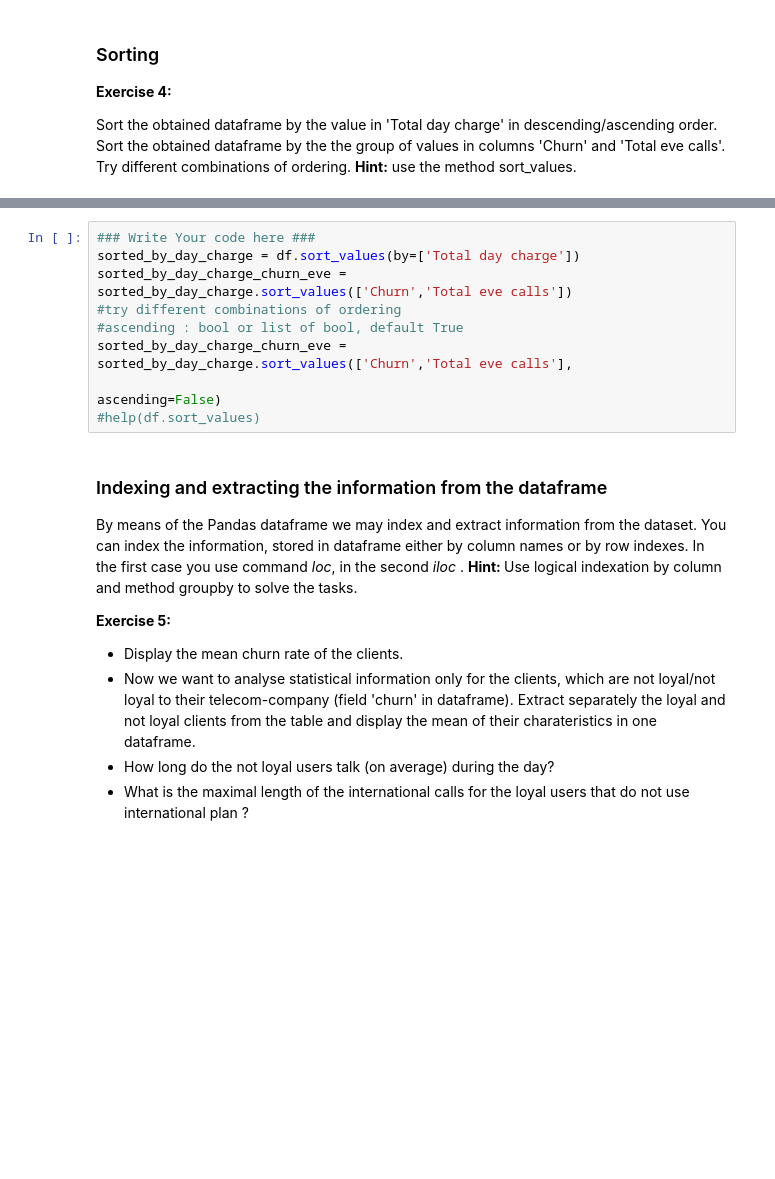
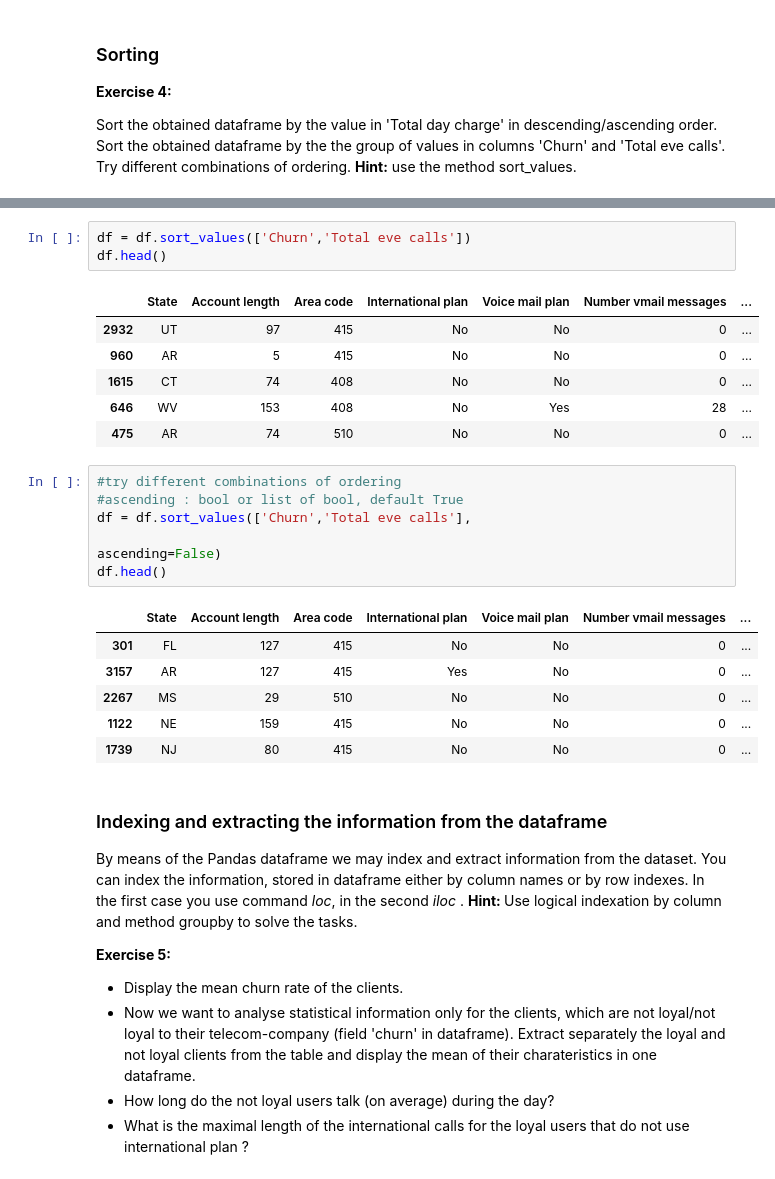
Before and after one commit to alyonavyshnevska/intelligent_data_analysis, a Jupyter notebook: Lab01_Pandas_Matplotlib/LearningPandasandPylab.ipynb, the cells around one changed output, grey strips where cells are left out. Drawn from its saved outputs; the diff is of its cells as text; blank space fills up the shorter version.

```diff
--- a/Lab01_Pandas_Matplotlib/LearningPandasandPylab.ipynb
+++ b/Lab01_Pandas_Matplotlib/LearningPandasandPylab.ipynb
@@ -161,12 +172,26 @@ Sort the obtained dataframe by the the group of values in columns 'Churn' and 'T
+# %%
+df = df.sort_values(['Churn','Total eve calls'])
+df.head()
+# %% [output]
+|  | State | Account length | Area code | International plan | Voice mail plan | Number vmail messages | ... |
+| 2932 | UT | 97 | 415 | No | No | 0 | ... |
+| 960 | AR | 5 | 415 | No | No | 0 | ... |
+| 1615 | CT | 74 | 408 | No | No | 0 | ... |
+| 646 | WV | 153 | 408 | No | Yes | 28 | ... |
+| 475 | AR | 74 | 510 | No | No | 0 | ... |
 # %%
-### Write Your code here ###
-sorted_by_day_charge = df.sort_values(by=['Total day charge'])
-sorted_by_day_charge_churn_eve = sorted_by_day_charge.sort_values(['Churn','Total eve calls'])
 #try different combinations of ordering
 #ascending : bool or list of bool, default True
-sorted_by_day_charge_churn_eve = sorted_by_day_charge.sort_values(['Churn','Total eve calls'],
+df = df.sort_values(['Churn','Total eve calls'],
                                                                   ascending=False)
-#help(df.sort_values)
+df.head()
+# %% [output]
+|  | State | Account length | Area code | International plan | Voice mail plan | Number vmail messages | ... |
+| 301 | FL | 127 | 415 | No | No | 0 | ... |
+| 3157 | AR | 127 | 415 | Yes | No | 0 | ... |
+| 2267 | MS | 29 | 510 | No | No | 0 | ... |
+| 1122 | NE | 159 | 415 | No | No | 0 | ... |
+| 1739 | NJ | 80 | 415 | No | No | 0 | ... |
 # %% [markdown]
 ### Indexing and extracting the information from the dataframe
 
```
Also changed, not shown: parts of 16 cells of this notebook.
